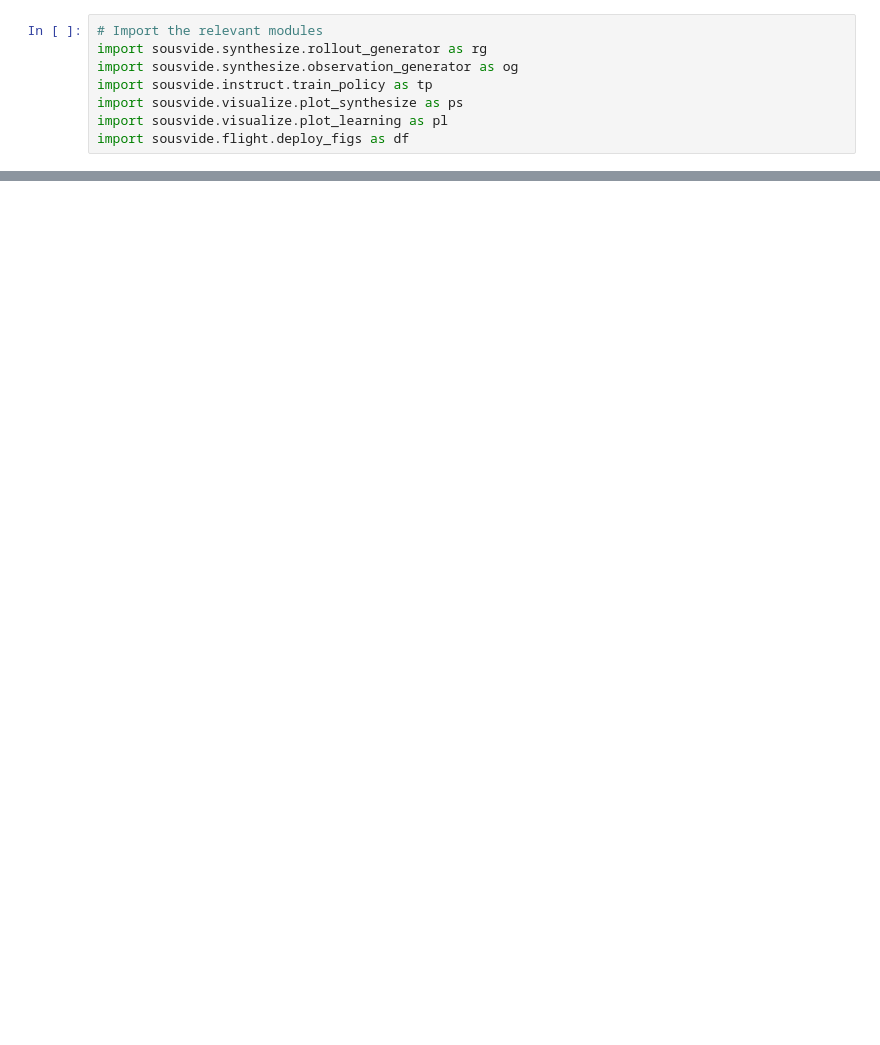
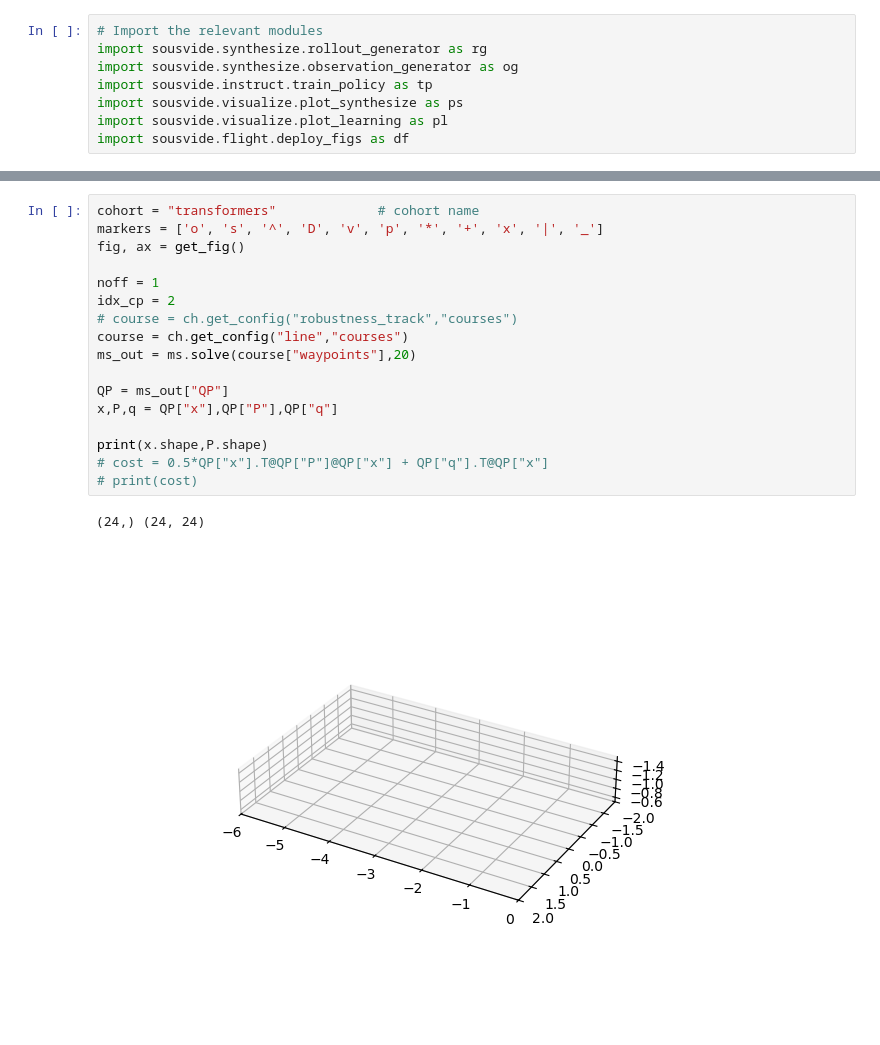
Before and after one commit to denisfliu/SousVide, a Jupyter notebook: notebooks/vit_transformers.ipynb, the cells around one changed output, grey strips where cells are left out. Saved outputs shown, nothing was run; the diff lists cells and outputs as text; blank space fills up the shorter version.

```diff
--- a/notebooks/vit_transformers.ipynb
+++ b/notebooks/vit_transformers.ipynb
@@ -268,0 +48,20 @@ gv.images_to_mp4(Iro,'output.mp4', 20)
+# %%
+cohort = "transformers"             # cohort name
+markers = ['o', 's', '^', 'D', 'v', 'p', '*', '+', 'x', '|', '_']
+fig, ax = get_fig()
+
+noff = 1
+idx_cp = 2
+# course = ch.get_config("robustness_track","courses")
+course = ch.get_config("line","courses")
+ms_out = ms.solve(course["waypoints"],20)
+
+QP = ms_out["QP"]
+x,P,q = QP["x"],QP["P"],QP["q"]
+
+print(x.shape,P.shape)
+# cost = 0.5*QP["x"].T@QP["P"]@QP["x"] + QP["q"].T@QP["x"]
+# print(cost)
+# %% [output]
+(24,) (24, 24)
+[figure, added]
```
Also changed, not shown: parts of 9 cells of this notebook, 5 other files.
